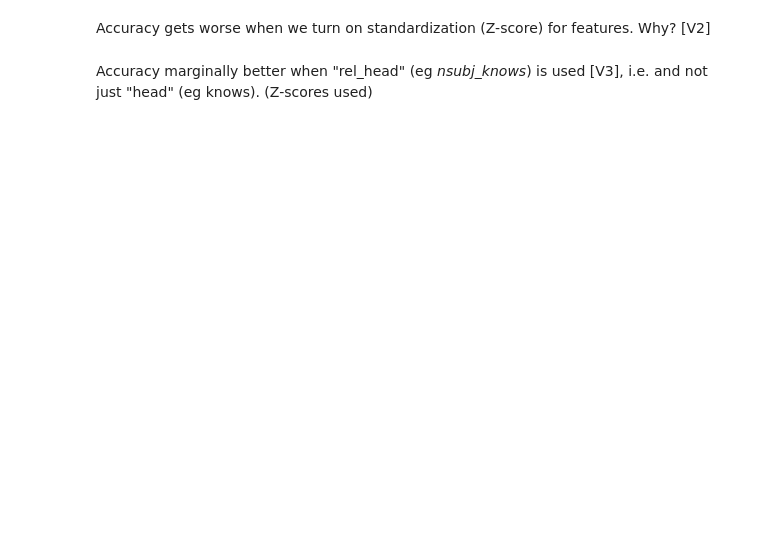
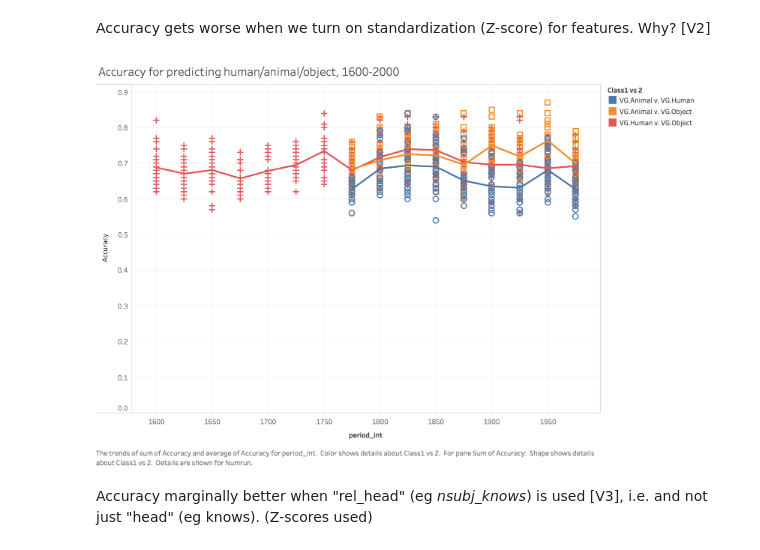
Before and after one commit to quadrismegistus/personhood, a Jupyter notebook: GrammarOfPersonhood.ipynb, the cells around one changed output. Drawn from its saved outputs; the diff is of its cells as text; code cells hidden in the pictures; blank space fills up the shorter version.

```diff
--- a/GrammarOfPersonhood.ipynb
+++ b/GrammarOfPersonhood.ipynb
@@ -370,7 +360,9 @@ These are all binary classification problems. Thirty times (numruns) per quarter
 # %% [markdown]
 Accuracy gets worse when we turn on standardization (Z-score) for features. Why? [V2]
 # %%
-#show('images/Accuracy for predicting humananimalobject, 1600-2000.V2 with standardization.png')
+show('images/Accuracy for predicting humananimalobject, 1600-2000.V2 with standardization.png')
+# %% [output]
+[figure, added]
 # %% [markdown]
 Accuracy marginally better when "rel_head" (eg *nsubj_knows*) is used [V3], i.e. and not just "head" (eg knows). (Z-scores used)
 # %%
```
Also changed, not shown: parts of 19 cells of this notebook.
